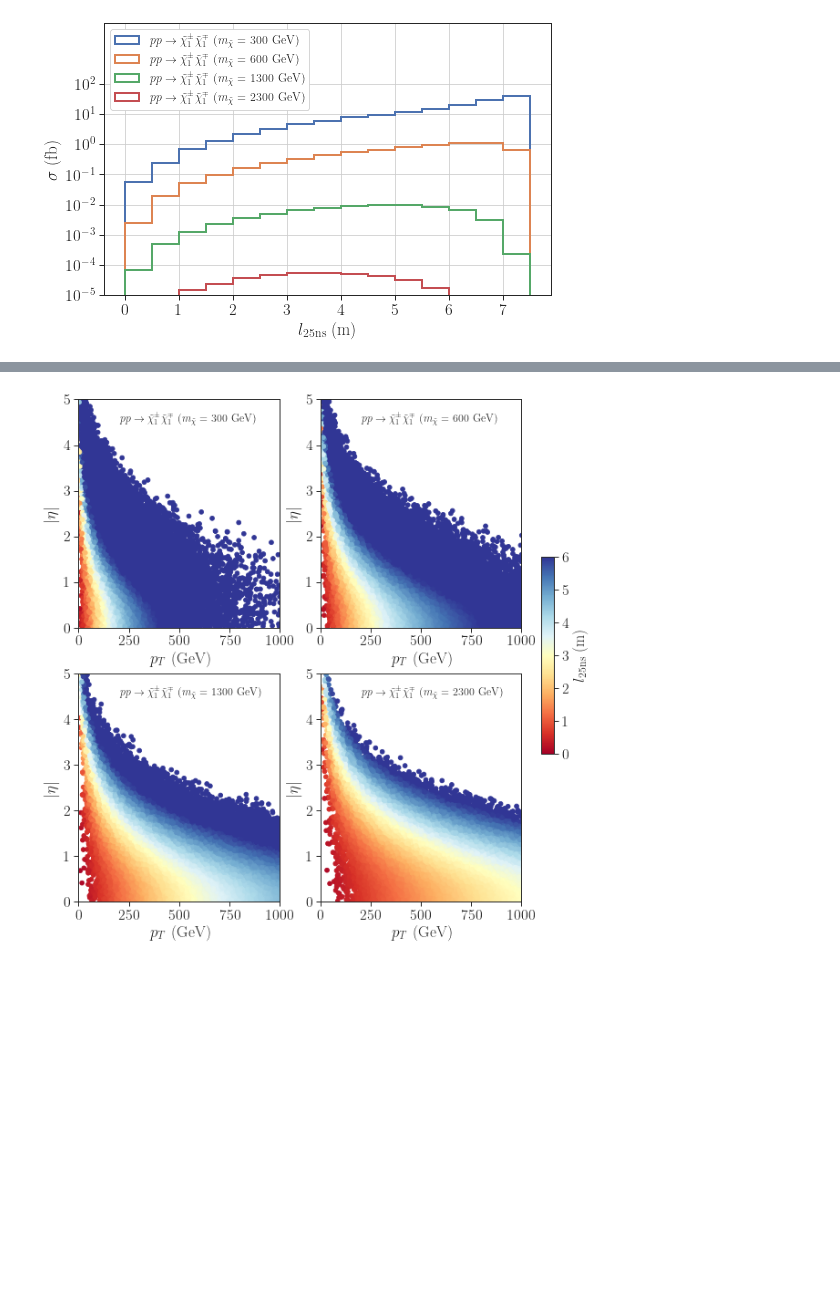
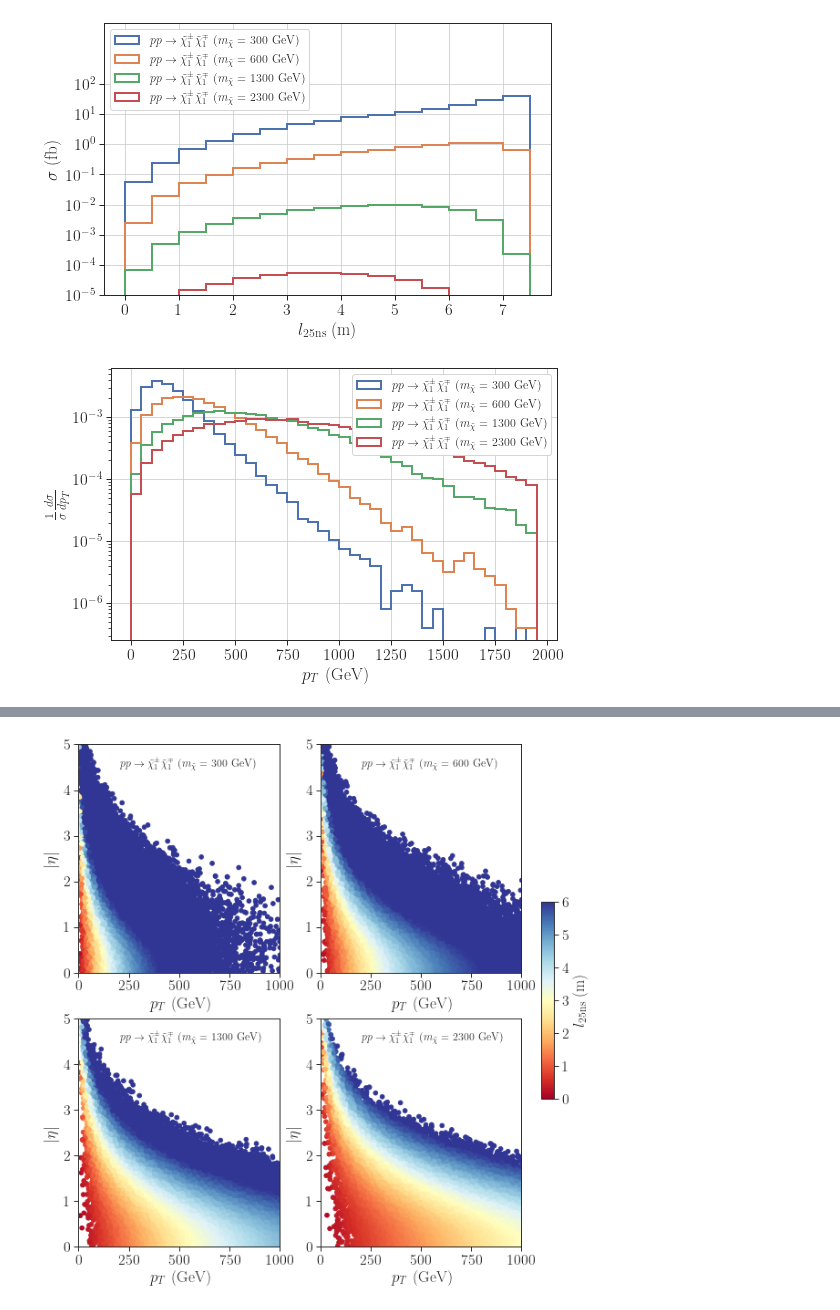
Before and after one commit to andlessa/llpBoost, a Jupyter notebook: plots/plotDists-Chargino.ipynb, the cells around one changed output, grey strips where cells are left out. Drawn from its saved outputs; the diff is of its cells as text; code cells hidden in the pictures; blank space fills up the shorter version.

Commit message:
Added plots

```diff
--- a/plots/plotDists-Chargino.ipynb
+++ b/plots/plotDists-Chargino.ipynb
@@ -93,3 +93,26 @@ plt.grid()
 plt.show()
 # %% [output]
 [figure]
+# %%
+plt.figure(figsize=(8,5))
+bins=np.arange(0.,2000.0,50.0)
+for infoD in infoDict.values():
+    c1 = infoD['c1']
+    w = np.array(c1.weightList)*1e3
+    label = infoD['process']
+    label += r' ($m_{\tilde{\chi}}$ = %1.0f GeV)' %infoD['mC1']
+    plt.hist(c1.PT,bins=bins,weights=w,density=True,
+             histtype='step',label=label,linewidth=2)
+
+# plt.hist(n1,bins=20,density=True,histtype='step',label=r'$\tilde{\chi}_1^0$',linewidth=2)
+plt.legend(loc='upper right',framealpha=1.0,fontsize=12)
+plt.yscale('log')
+# plt.yticks(np.logspace(-5,2,8))
+# plt.ylim(1e-5,1e4)
+plt.xlabel(r'$p_T$ (GeV)')
+plt.ylabel(r'$\frac{1}{\sigma}\frac{d\sigma}{d p_T}$')
+# plt.title('Propagation length')
+plt.grid()
+plt.show()
+# %% [output]
+[figure, added]
```
Also changed, not shown: parts of 3 cells of this notebook, 1 other file.
